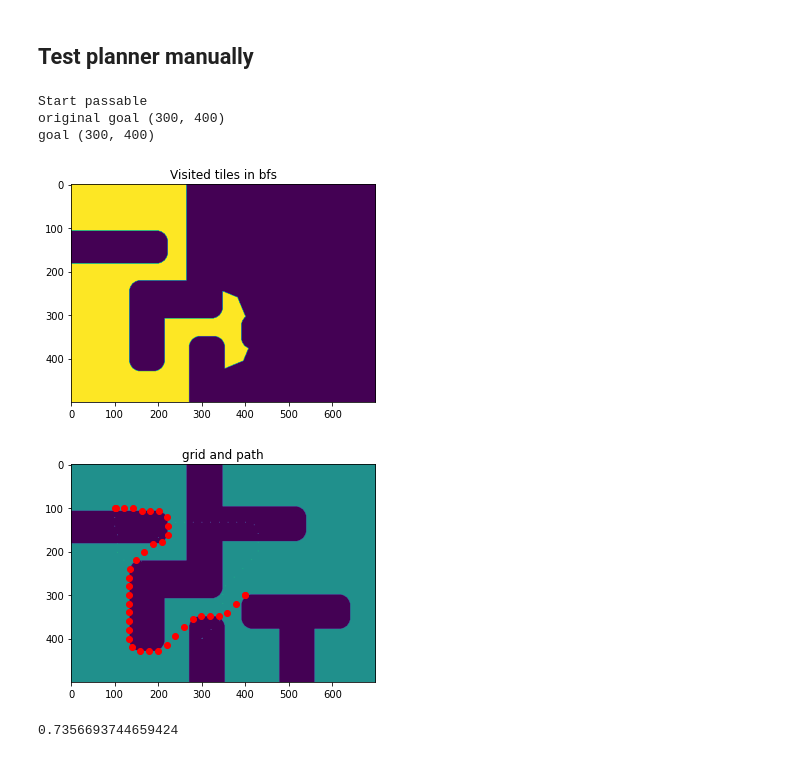
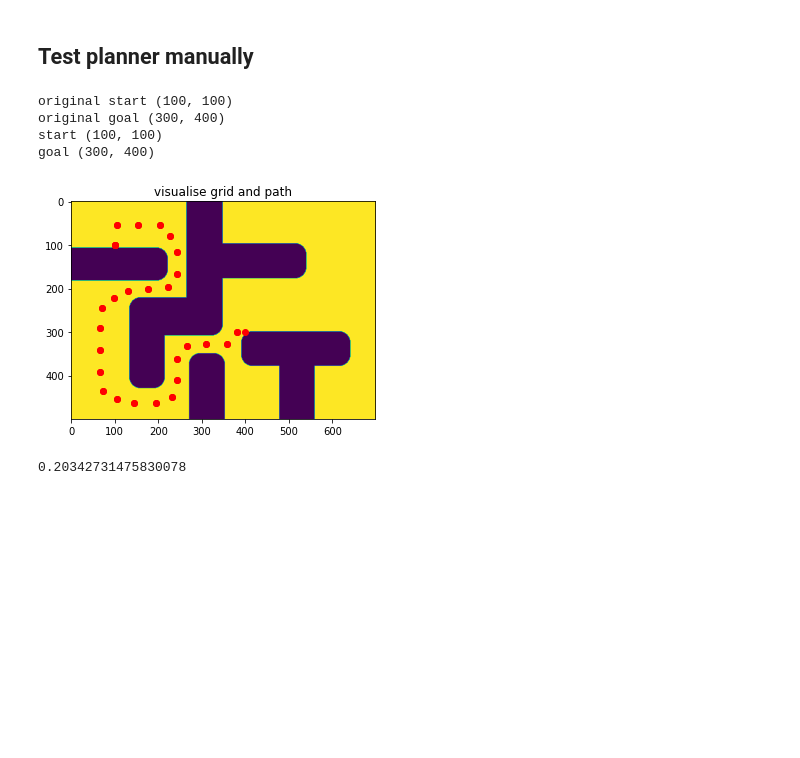
Before and after one commit to aliencaocao/TIL-2022, a Jupyter notebook: til-final-2022.1.1-lower/Robo_autonomy_wip.ipynb, the cells around one changed output. Cells and saved outputs as stored; diff of their text form; code cells hidden in the pictures; blank space fills up the shorter version.

Commit message:
added astar pathfinding and waypoint_sparsity option to MyPlanner

```diff
--- a/til-final-2022.1.1-lower/Robo_autonomy_wip.ipynb
+++ b/til-final-2022.1.1-lower/Robo_autonomy_wip.ipynb
@@ -623,23 +484,23 @@ RealLocation(x=4.0, y=3.0)
 # %% [markdown]
 ## Test planner manually
 # %%
-myplanner = MyPlanner(map_, sdf_weight=0.5)
+myplanner = MyPlanner(map_, sdf_weight=0.5,waypoint_sparsity = 0.5)
 curr_loi = RealLocation(x=4.0, y=3.0)
 pose = RealPose(x=1.0, y=1.0, z=0.0)
 # %%
 import time
 start = time.time()
 path = None #Needed or path will be taken as a local variable in try
 try:
-    path = myplanner.plan(pose[:2], curr_loi)
+    path = myplanner.plan(pose[:2], curr_loi, method="astar")
 except Exception as e:
     print("Error",e)
 end = time.time()
 print(end - start)
 # %% [output]
-Start passable
+original start (100, 100)
 original goal (300, 400)
+start (100, 100)
 goal (300, 400)
-[figure, old version]
+[figure, new version]
-[figure, removed]
-0.7356693744659424
+0.20342731475830078
```
Also changed, not shown: parts of 13 cells of this notebook, 1 other file.
